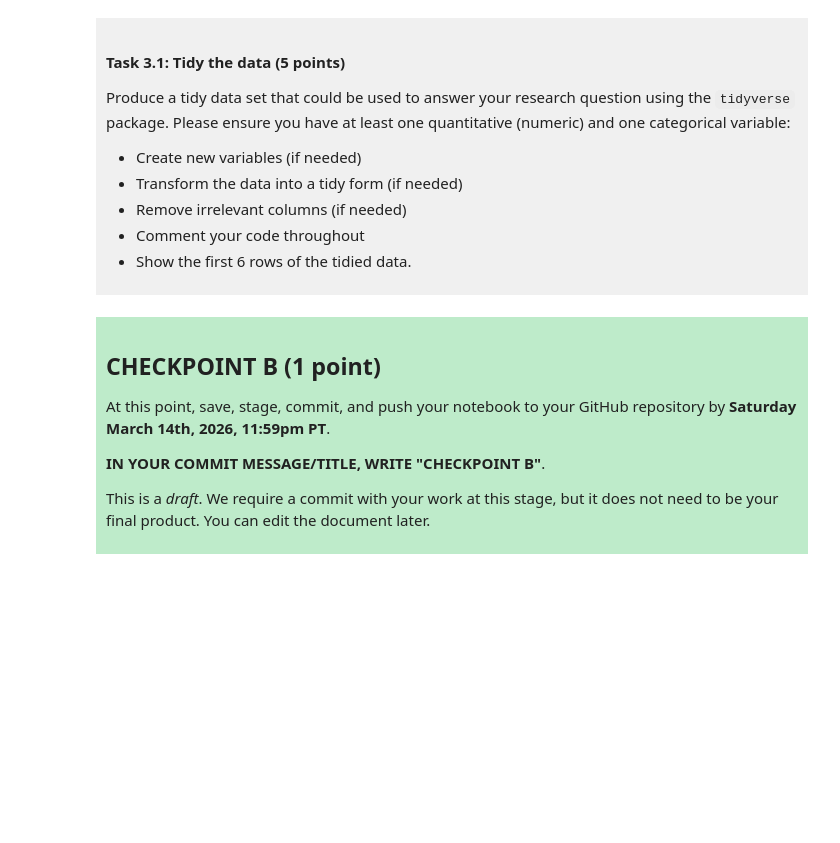
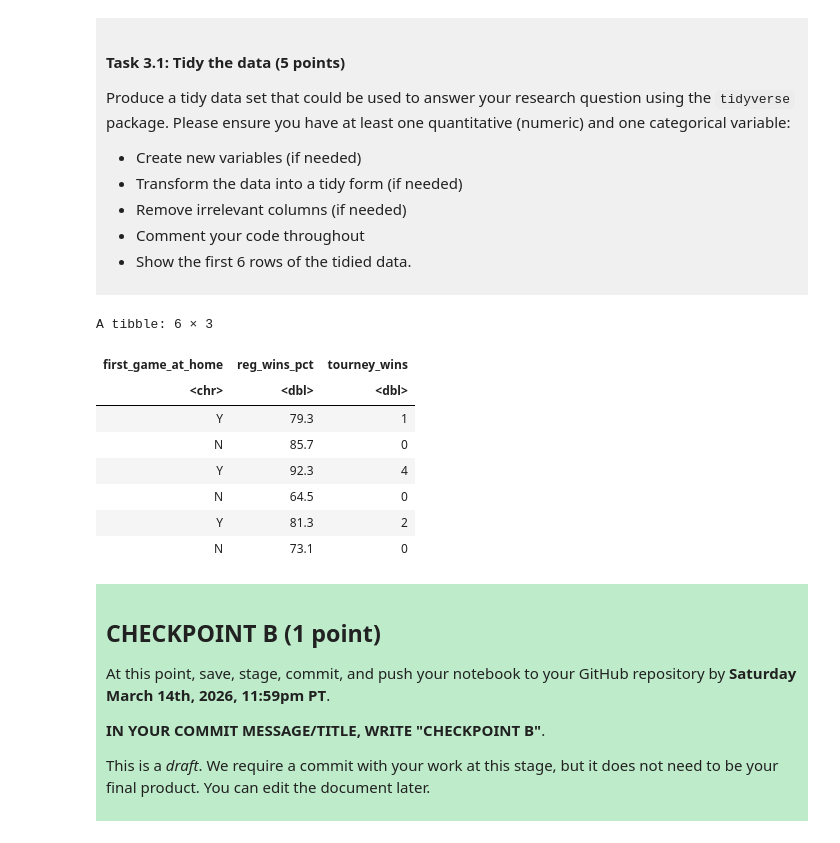
Before and after one commit to jlee2016/dsci-100-project-jonah, a Jupyter notebook: dsci-100-project-notebook.ipynb, the cells around one changed output. Cells and saved outputs as stored; diff of their text form; code cells hidden in the pictures; blank space fills up the shorter version.

```diff
--- a/dsci-100-project-notebook.ipynb
+++ b/dsci-100-project-notebook.ipynb
@@ -186,7 +220,21 @@ Produce a tidy data set that could be used to answer your research question usin
 
 </div>
 # %%
-### EDIT THIS CODE CELL ###
+#select relevant variables
+tidydata <- data |>
+        select(first_game_at_home, reg_wins_pct, tourney_wins)
+#display new table
+head(tidydata)
+# %% [output]
+A tibble: 6 × 3
+| first_game_at_home | reg_wins_pct | tourney_wins |
+| <chr> | <dbl> | <dbl> |
+| Y | 79.3 | 1 |
+| N | 85.7 | 0 |
+| Y | 92.3 | 4 |
+| N | 64.5 | 0 |
+| Y | 81.3 | 2 |
+| N | 73.1 | 0 |
 # %% [markdown]
 <div style="background-color: #beebca; padding: 10px;">
 
```
Also changed, not shown: parts of 4 cells of this notebook.
